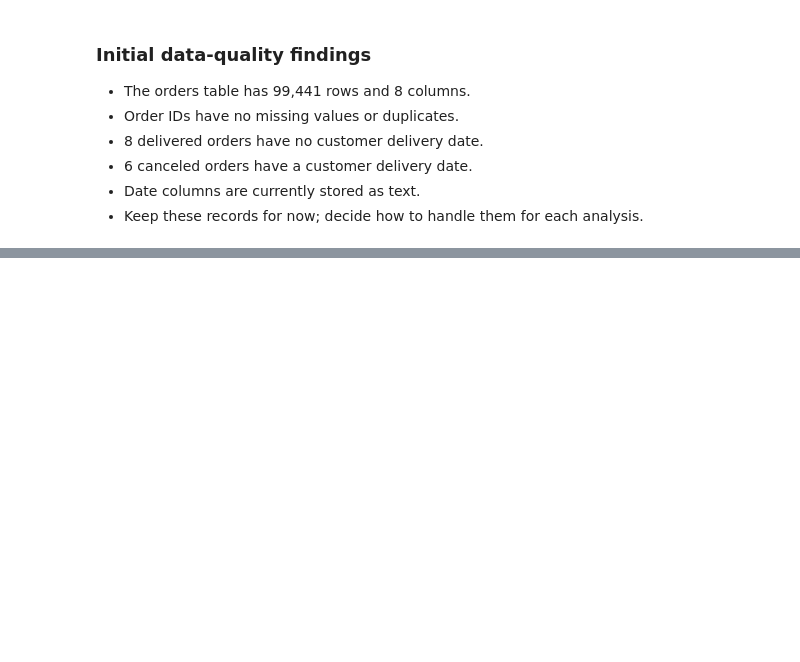
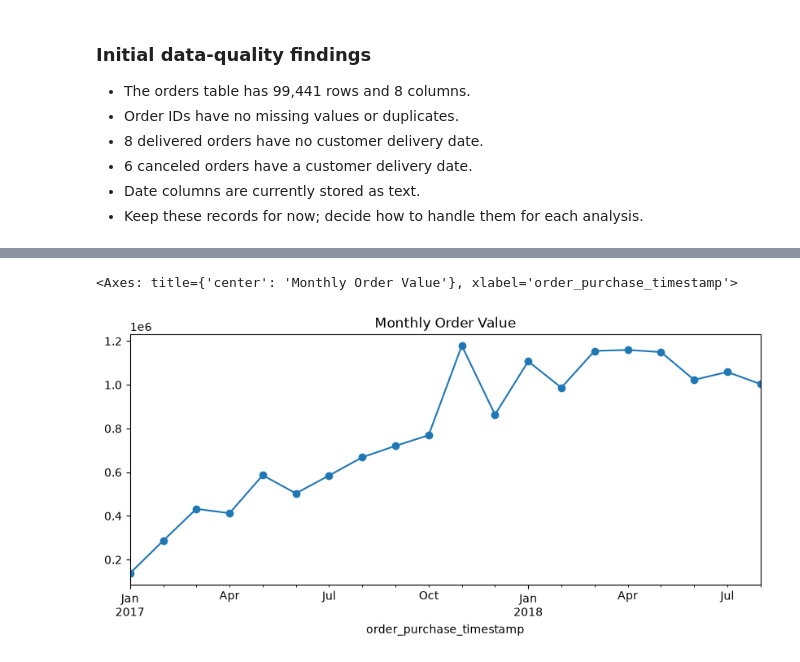
Before and after one commit to AdibaKaylaa/olist-ecommerce-analysis, a Jupyter notebook: notebboks/olist_analysis.ipynb, the cells around one changed output, grey strips where cells are left out. Drawn from its saved outputs; the diff is of its cells as text; code cells hidden in the pictures; blank space fills up the shorter version.

```diff
--- a/notebboks/olist_analysis.ipynb
+++ b/notebboks/olist_analysis.ipynb
@@ -130,0 +416,4 @@ orders.loc[
+# %%
+order_items["item_total"] = (
+    order_items["price"] + order_items["freight_value"]
+)
@@ -130,0 +444,8 @@ orders.loc[
+# %%
+order_totals = (
+    order_items.groupby("order_id")["item_total"]
+    .sum()
+    .reset_index()
+)
+
+order_totals.head()
@@ -130,0 +459,8 @@ orders.loc[
+# %%
+orders_with_totals = orders.merge(
+    order_totals,
+    on="order_id",
+    how="left"
+)
+
+orders_with_totals.head()
@@ -130,0 +491,10 @@ orders.loc[
+# %%
+monthly_sales = (
+    orders_with_totals.dropna(subset=["item_total"])
+    .groupby(
+        orders_with_totals["order_purchase_timestamp"].dt.to_period("M")
+    )["item_total"]
+    .sum()
+)
+
+monthly_sales
@@ -130,0 +519,10 @@ orders.loc[
+# %%
+monthly_sales.loc["2017-01":"2018-08"].plot(
+    kind="line",
+    marker="o",
+    figsize=(10, 4),
+    title="Monthly Order Value"
+)
+# %% [output]
+<Axes: title={'center': 'Monthly Order Value'}, xlabel='order_purchase_timestamp'>
+[figure, added]
```
Also changed, not shown: parts of 37 cells of this notebook.
